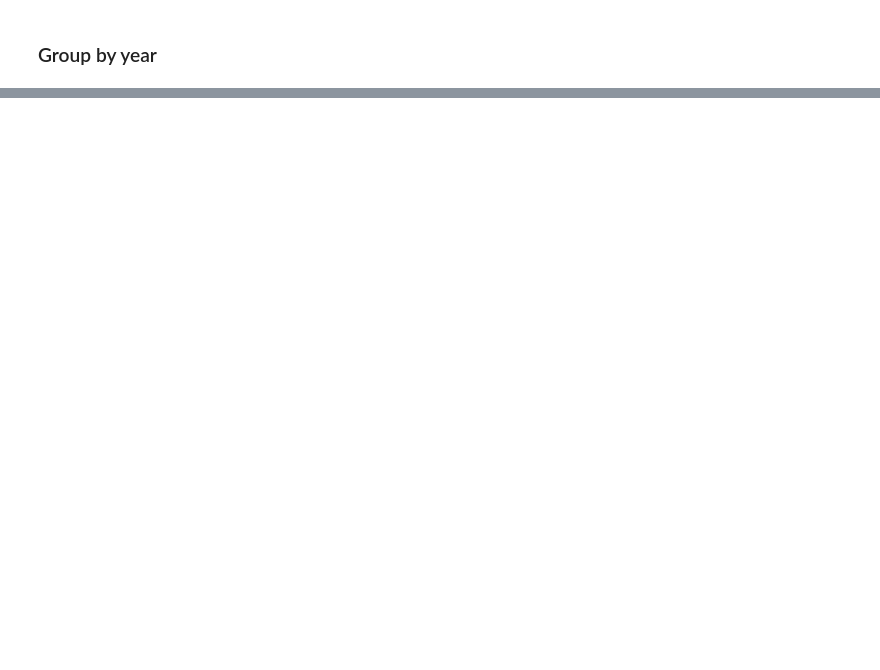
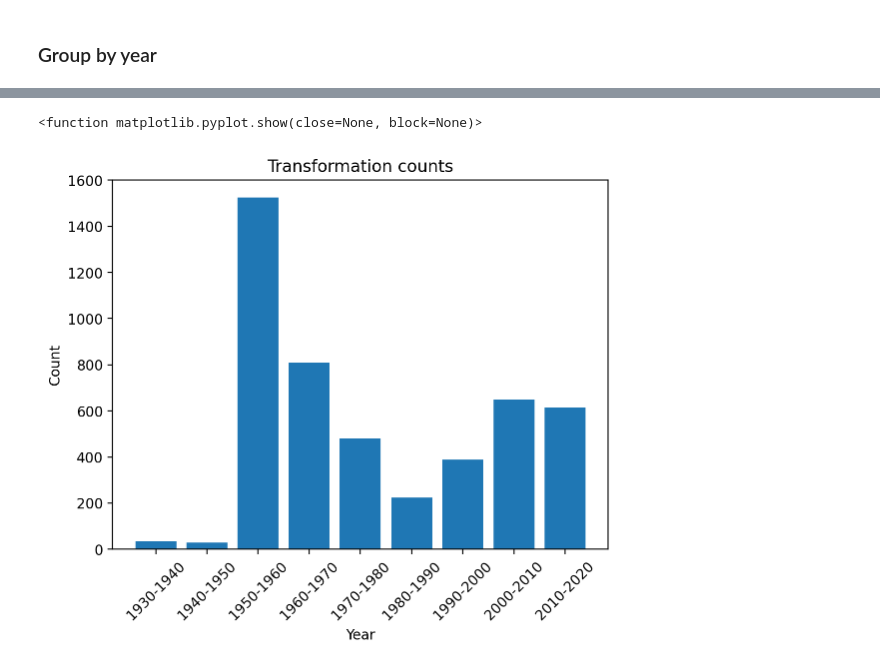
Before and after one commit to 1chenjes1/EPFL_DCML_2025, a Jupyter notebook: Notebooks/5 - Neo-Riemannian Transformations.ipynb, the cells around one changed output, grey strips where cells are left out. Cells and saved outputs as stored; diff of their text form; code cells hidden in the pictures; blank space fills up the shorter version.

```diff
--- a/Notebooks/5 - Neo-Riemannian Transformations.ipynb
+++ b/Notebooks/5 - Neo-Riemannian Transformations.ipynb
@@ -139,0 +186,15 @@ S: snum: [0.96198604 0.93698328 0.7176497  0.69660862]
+# %%
+transformations_cut['year_bin'] = pd.Categorical(transformations_cut['year_bin'], categories=bin_labels, ordered=True)
+counts = transformations_cut.value_counts(subset=['year_bin']).reset_index(name='count')
+counts = counts.sort_values('year_bin')
+y = counts['count']
+x = counts['year_bin']
+plt.bar(x, y)
+plt.title('Transformation counts')
+plt.ylabel('Count')
+plt.xlabel('Year')
+plt.xticks(x,rotation=45)
+plt.show
+# %% [output]
+<function matplotlib.pyplot.show(close=None, block=None)>
+[figure, added]
```
Also changed, not shown: parts of 18 cells of this notebook, 4 other files.
